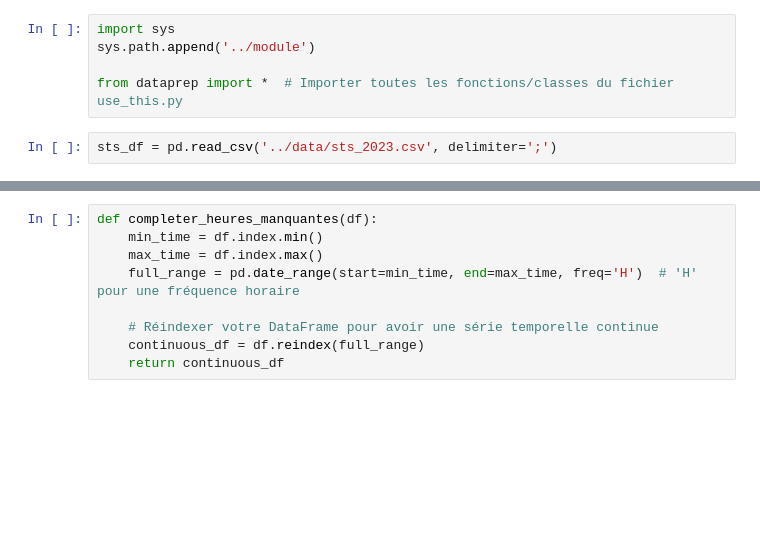
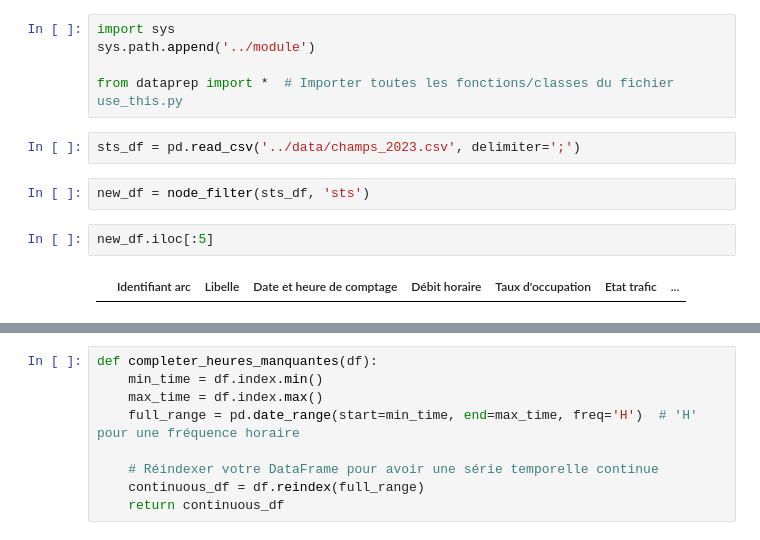
Before and after one commit to maceoduriez/Datathon_BCG_colissiMONSTRE, a Jupyter notebook: datathon_bcg/notebooks/modz.ipynb, the cells around one changed output, grey strips where cells are left out. Saved outputs shown, nothing was run; the diff lists cells and outputs as text; blank space fills up the shorter version.

```diff
--- a/datathon_bcg/notebooks/modz.ipynb
+++ b/datathon_bcg/notebooks/modz.ipynb
@@ -7,4 +7,10 @@ sys.path.append('../module')
 
 from dataprep import *  # Importer toutes les fonctions/classes du fichier use_this.py
 # %%
-sts_df = pd.read_csv('../data/sts_2023.csv', delimiter=';')
+sts_df = pd.read_csv('../data/champs_2023.csv', delimiter=';')
+# %%
+new_df = node_filter(sts_df, 'sts')
+# %%
+new_df.iloc[:5]
+# %% [output]
+|  | Identifiant arc | Libelle | Date et heure de comptage | Débit horaire | Taux d'occupation | Etat trafic | ... |
```
Also changed, not shown: parts of 1 cell of this notebook, 2 other files.
